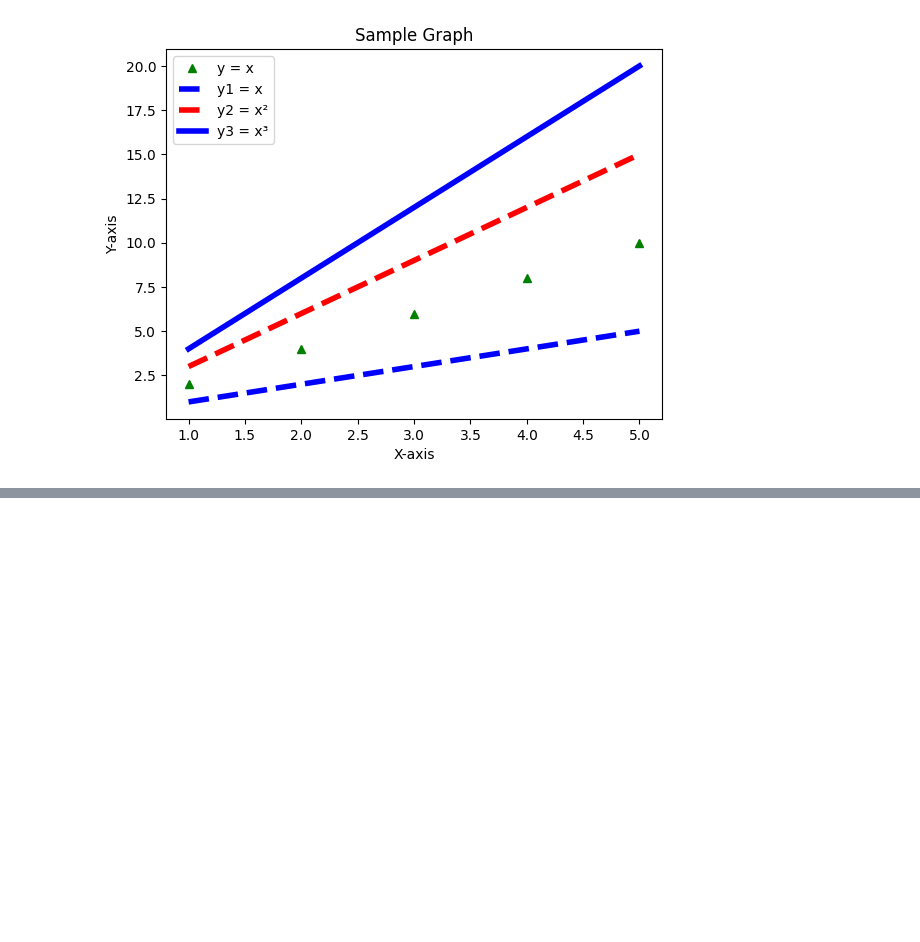
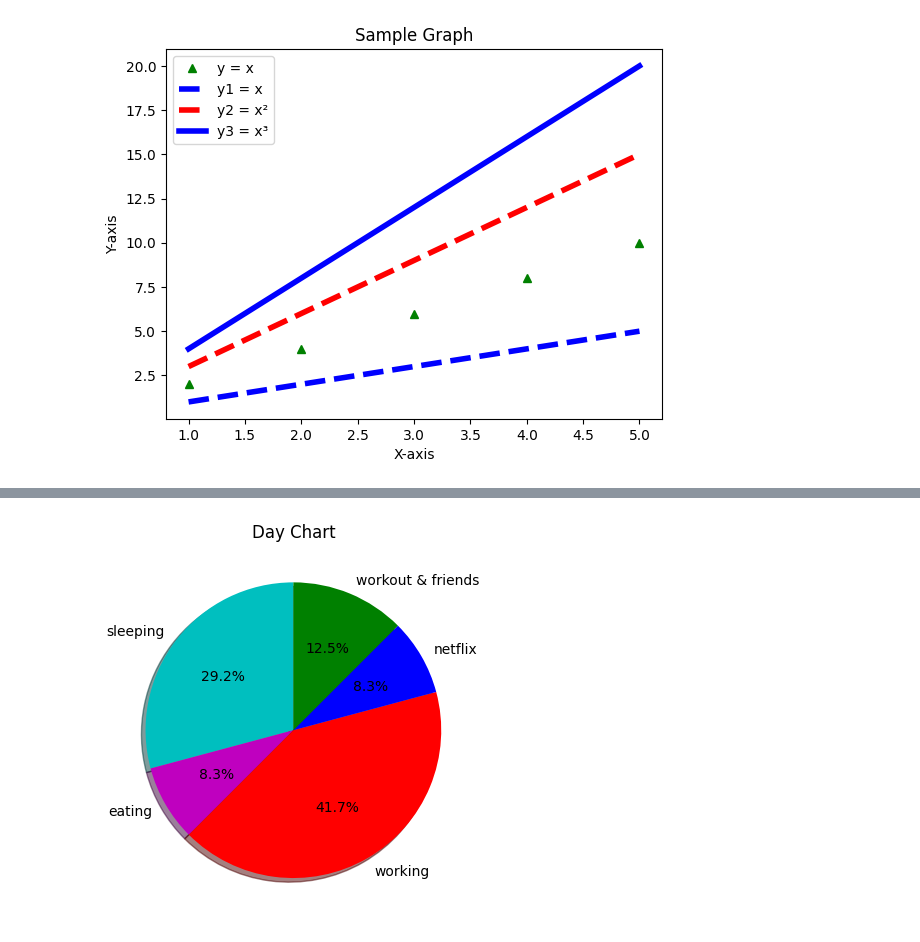
Before and after one commit to Parish350/Data-Science-With-Python, a Jupyter notebook: sample6.ipynb, the cells around one changed output, grey strips where cells are left out. Cells and saved outputs as stored; diff of their text form; code cells hidden in the pictures; blank space fills up the shorter version.

```diff
--- a/sample6.ipynb
+++ b/sample6.ipynb
@@ -32,0 +64,9 @@ plt.show()
+# %%
+slices = [7,2,10,2,3]
+activities = ["sleeping","eating","working","netflix","workout & friends"]
+cols = ['c','m','r','b','g']
+plt.pie(slices,labels = activities, colors = cols,autopct = '%1.1f%%',startangle = 90, shadow = True)
+plt.title("Day Chart")
+plt.show()
+# %% [output]
+[figure, added]
```
Also changed, not shown: parts of 4 cells of this notebook.
